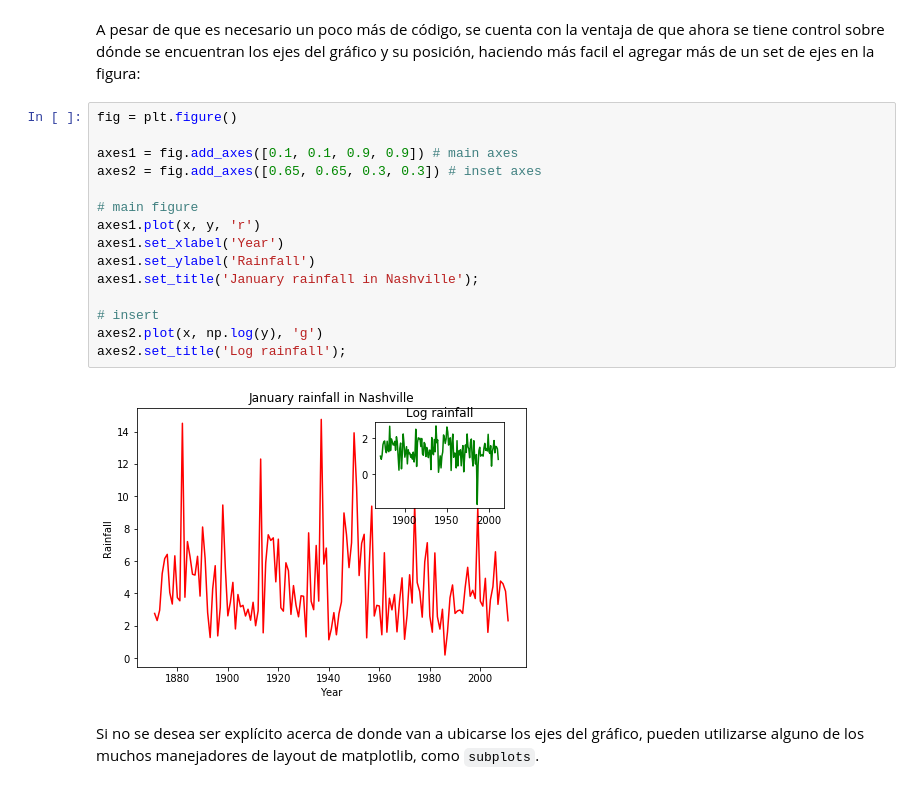
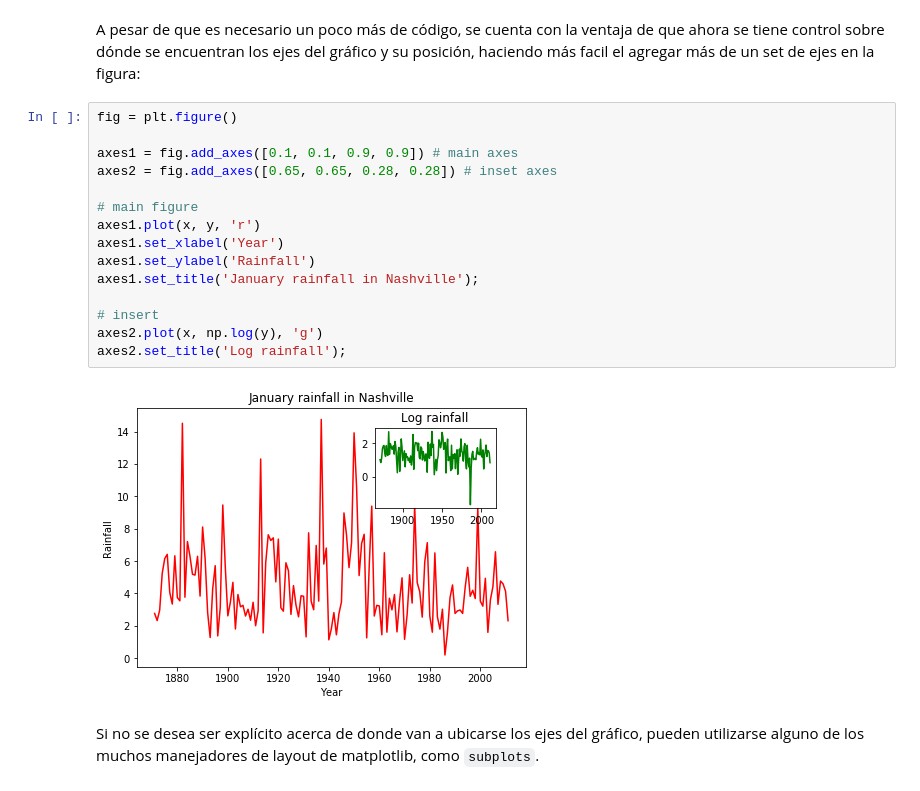
Before and after one commit to fireblend-clases/pandas-tutorial, a Jupyter notebook: solved - 08 - Visualizacion.ipynb, the cells around one changed output. Saved outputs shown, nothing was run; the diff lists cells and outputs as text.

```diff
--- a/solved - 08 - Visualizacion.ipynb
+++ b/solved - 08 - Visualizacion.ipynb
@@ -86,20 +86,20 @@ A pesar de que es necesario un poco más de código, se cuenta con la ventaja de
 # %%
 fig = plt.figure()
 
 axes1 = fig.add_axes([0.1, 0.1, 0.9, 0.9]) # main axes
-axes2 = fig.add_axes([0.65, 0.65, 0.3, 0.3]) # inset axes
+axes2 = fig.add_axes([0.65, 0.65, 0.28, 0.28]) # inset axes
 
 # main figure
 axes1.plot(x, y, 'r')
 axes1.set_xlabel('Year')
 axes1.set_ylabel('Rainfall')
 axes1.set_title('January rainfall in Nashville');
 
 # insert
 axes2.plot(x, np.log(y), 'g')
 axes2.set_title('Log rainfall');
 # %% [output]
-[figure, old version]
+[figure, new version]
 # %% [markdown]
 Si no se desea ser explícito acerca de donde van a ubicarse los ejes del gráfico, pueden utilizarse alguno de los muchos manejadores de layout de matplotlib, como `subplots`.
 # %%
```
Also changed, not shown: parts of 18 cells of this notebook.
